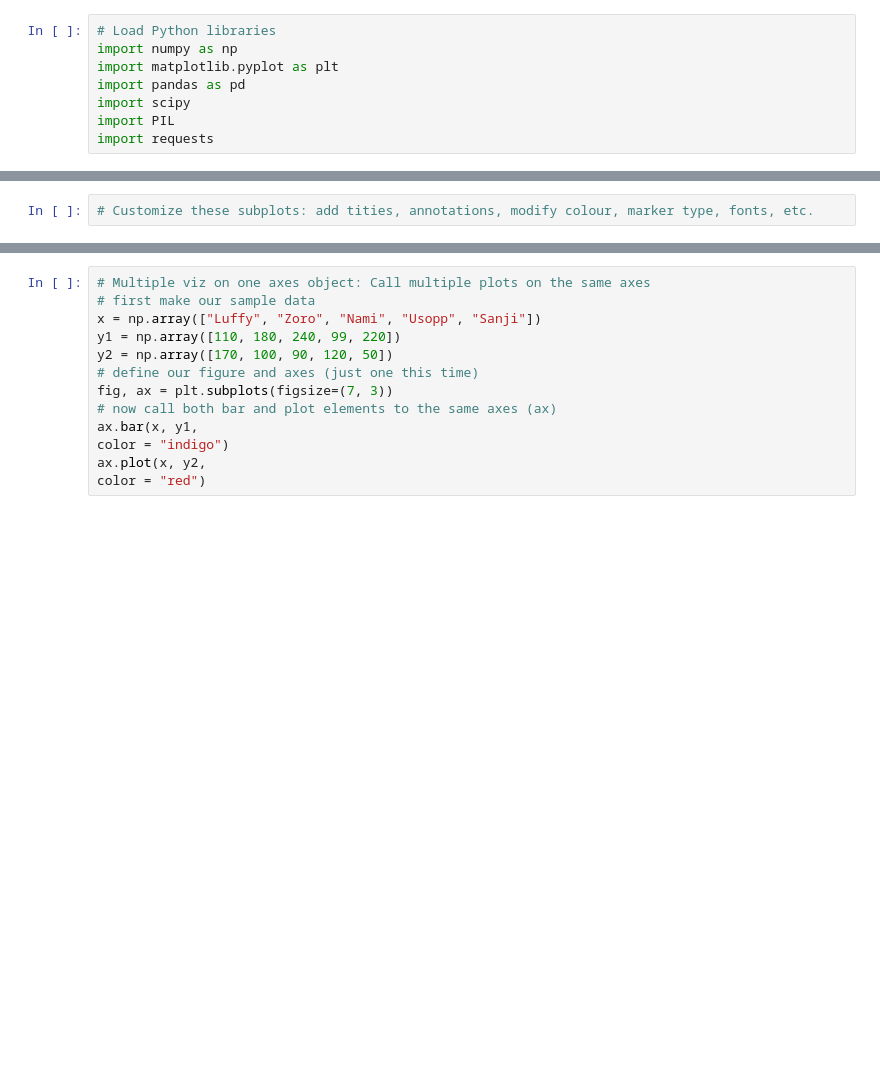
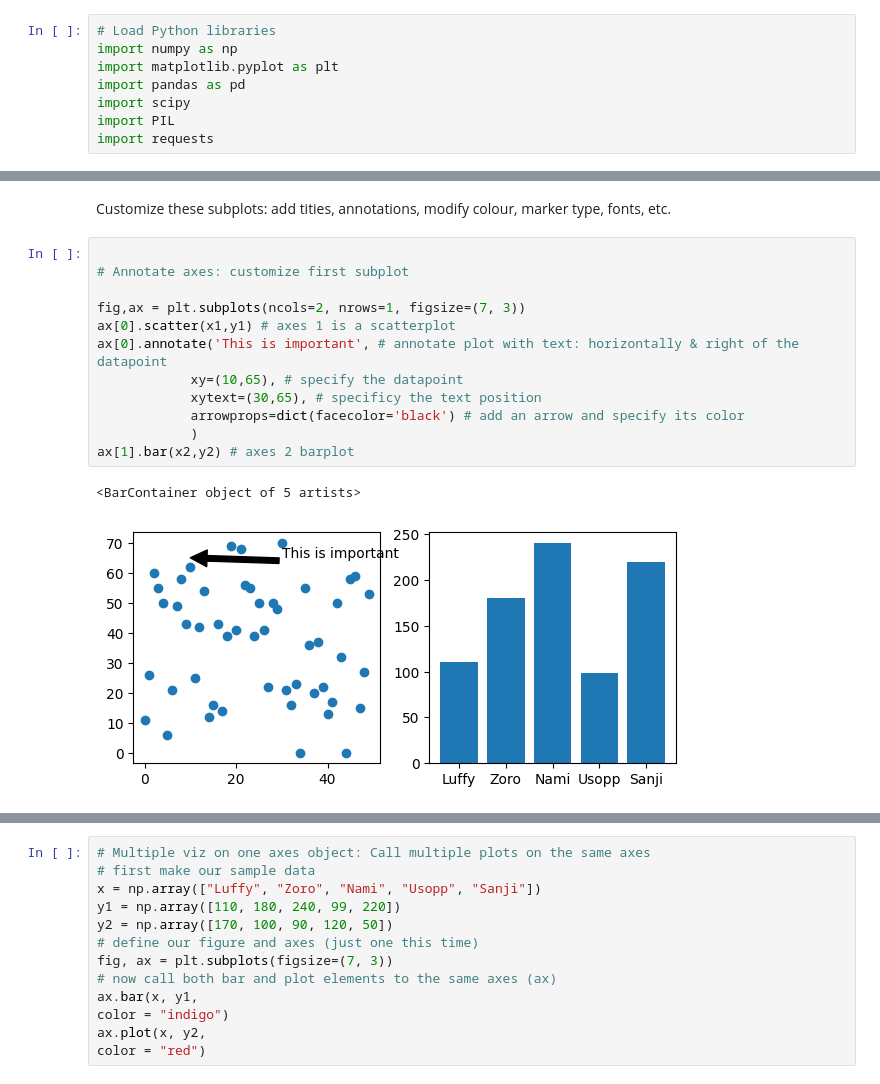
Before and after one commit to cvasoff/visualization, a Jupyter notebook: 02_activities/assignments/participation/Jan27_Day4.ipynb, the cells around one changed output, grey strips where cells are left out. Cells and saved outputs as stored; diff of their text form; blank space fills up the shorter version.

```diff
--- a/02_activities/assignments/participation/Jan27_Day4.ipynb
+++ b/02_activities/assignments/participation/Jan27_Day4.ipynb
@@ -35,3 +48,18 @@ fig.show()
+# %% [markdown]
+Customize these subplots: add tities, annotations, modify colour, marker type, fonts, etc.
 # %%
-# Customize these subplots: add tities, annotations, modify colour, marker type, fonts, etc.
+
+# Annotate axes: customize first subplot
+
+fig,ax = plt.subplots(ncols=2, nrows=1, figsize=(7, 3))
+ax[0].scatter(x1,y1) # axes 1 is a scatterplot
+ax[0].annotate('This is important', # annotate plot with text: horizontally & right of the datapoint
+            xy=(10,65), # specify the datapoint
+            xytext=(30,65), # specificy the text position
+            arrowprops=dict(facecolor='black') # add an arrow and specify its color
+            )
+ax[1].bar(x2,y2) # axes 2 barplot
+# %% [output]
+<BarContainer object of 5 artists>
+[figure, added]
 # %%
```
Also changed, not shown: parts of 17 cells of this notebook.
